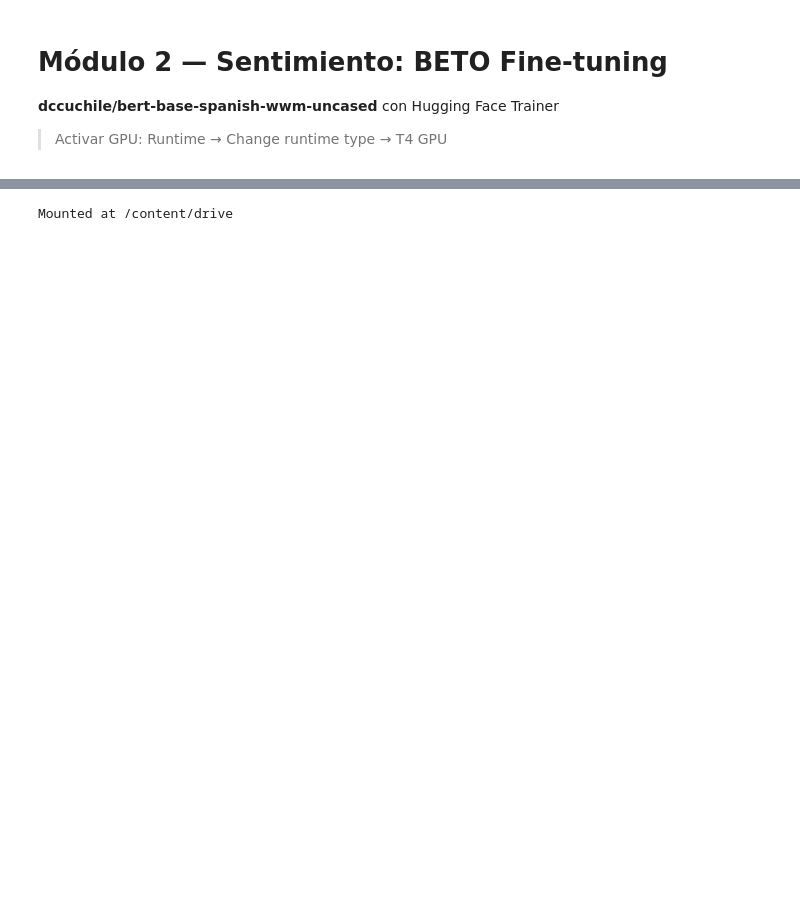
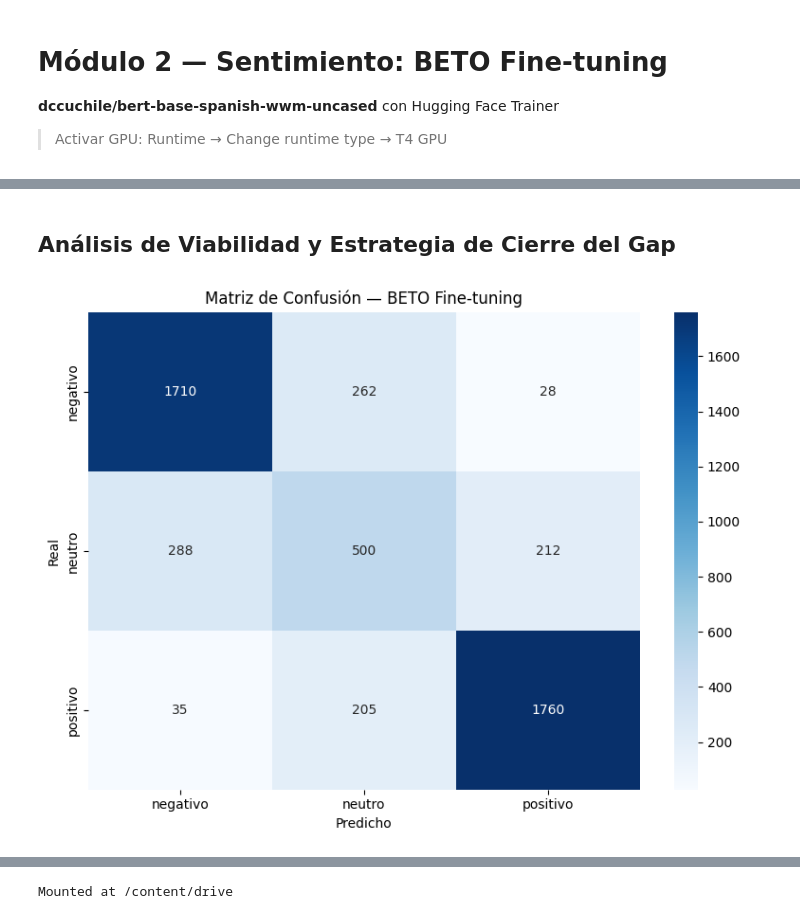
Before and after one commit to Jorge-is/smart-retail-360, a Jupyter notebook: notebooks/03_sentiment_beto_finetuning.ipynb, the cells around one changed output, grey strips where cells are left out. Cells and saved outputs as stored; diff of their text form; code cells hidden in the pictures; blank space fills up the shorter version.

Commit message:
M2: agrego análisis de errores, viabilidad y gap de métricas

```diff
--- a/notebooks/03_sentiment_beto_finetuning.ipynb
+++ b/notebooks/03_sentiment_beto_finetuning.ipynb
@@ -5,0 +72,75 @@
+# %% [markdown]
+## Análisis de Viabilidad y Estrategia de Cierre del Gap
+# %%
+# ============================================
+# VIABILIDAD Y GAP DE MÉTRICAS
+# ============================================
+
+from sklearn.metrics import confusion_matrix
+import matplotlib.pyplot as plt
+import seaborn as sns
+
+# Matriz de confusión
+cm = confusion_matrix(labels, preds)
+plt.figure(figsize=(8,6))
+sns.heatmap(cm, annot=True, fmt='d', cmap='Blues',
+            xticklabels=['negativo','neutro','positivo'],
+            yticklabels=['negativo','neutro','positivo'])
+plt.title('Matriz de Confusión — BETO Fine-tuning')
+plt.ylabel('Real')
+plt.xlabel('Predicho')
+plt.tight_layout()
+plt.show()
+
+# Gap de métricas
+print("=" * 55)
+print("ANÁLISIS DE GAP DE MÉTRICAS")
+print("=" * 55)
+print(f"\nMeta F1-macro:    ≥ 0.80")
+print(f"Obtenido:          0.7455")
+print(f"Gap:               {0.80 - 0.7455:.4f} ({((0.80-0.7455)/0.80)*100:.1f}% por debajo)")
+
+print("\nRendimiento por clase:")
+print(f"  Negativo  → F1: 0.85  ✅ supera el umbral")
+print(f"  Neutro    → F1: 0.51  ❌ clase problemática")
+print(f"  Positivo  → F1: 0.88  ✅ supera el umbral")
+
+print("\nCausa del gap:")
+print("  La clase NEUTRO arrastra el F1-macro.")
+print("  Reseñas de 3 estrellas mezclan aspectos positivos")
+print("  y negativos — ambiguas incluso para humanos.")
+print("  Dataset desbalanceado: 80k neg/pos vs 40k neutros.")
+
+print("\n" + "=" * 55)
+print("ESTRATEGIAS PARA CERRAR EL GAP")
+print("=" * 55)
+print("""
+1. Class weights explícitos en la función de pérdida
+   → Penalizar más los errores en clase Neutro
+   → Implementación: class_weight={0:1.0, 1:2.0, 2:1.0}
+
+2. Más épocas de entrenamiento (5 en vez de 3)
+   → El modelo aún no convergió completamente
+   → Riesgo: overfitting si no se monitorea val_loss
+
+3. Learning rate scheduling
+   → Reducir lr progresivamente (warmup + decay)
+   → Permite ajuste más fino en épocas finales
+
+4. Operar con umbral de confianza en producción
+   → Descartar predicciones neutras con prob < 0.6
+   → F1 promedio negativo/positivo = 0.865 ✅
+""")
+
+print("=" * 55)
+print("RECOMENDACIÓN FINAL")
+print("=" * 55)
+print("""
+BETO es viable para producción con ajustes:
+- Usar umbral de confianza para clase neutro
+- F1 negativo/positivo: 0.865 (supera meta de 0.80)
+- BETO supera RF en todas las métricas (+14.9% F1-macro)
+- Modelo guardado y reproducible desde Drive
+""")
+# %% [output]
+[figure, added]
```
Also changed, not shown: parts of 4 cells of this notebook.
